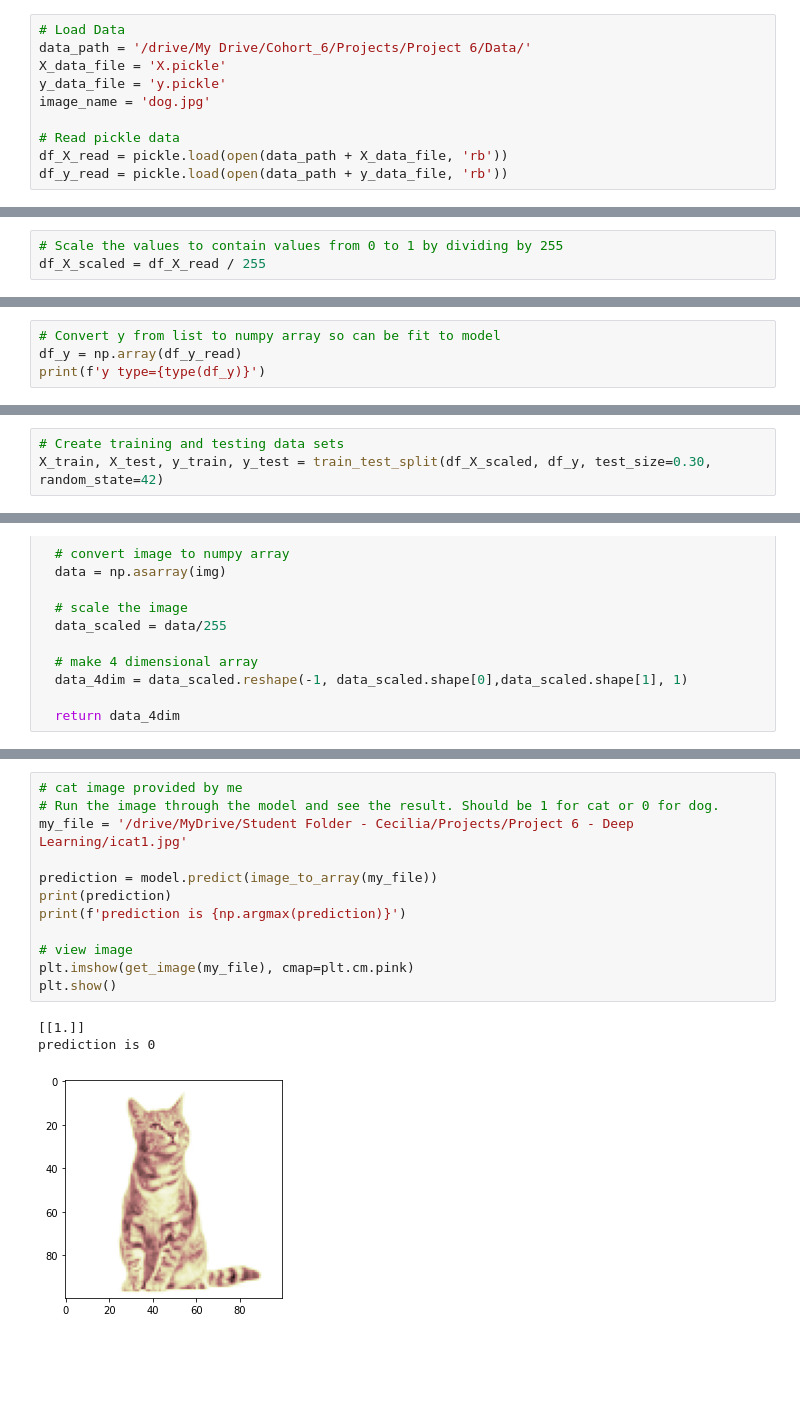
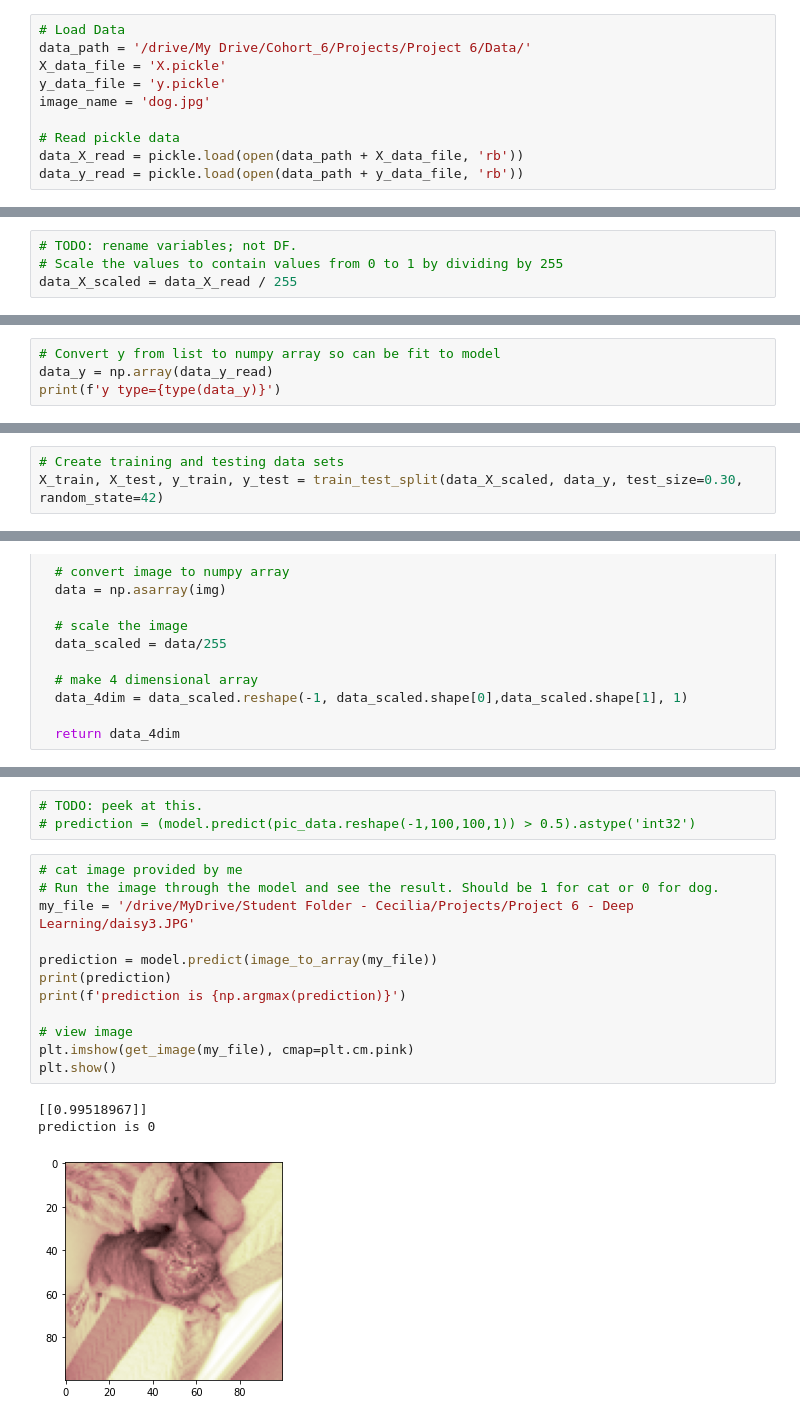
Before and after one commit to cfcastillo/DS-6-Notebooks, a Jupyter notebook: Project_6_Notebook_cfc.ipynb, the cells around one changed output, grey strips where cells are left out. Saved outputs shown, nothing was run; the diff lists cells and outputs as text; blank space fills up the shorter version.

Commit message:
Capturing final project 6 notebook.

```diff
--- a/Project_6_Notebook_cfc.ipynb
+++ b/Project_6_Notebook_cfc.ipynb
@@ -42,8 +46,8 @@ y_data_file = 'y.pickle'
 image_name = 'dog.jpg'
 
 # Read pickle data
-df_X_read = pickle.load(open(data_path + X_data_file, 'rb'))
-df_y_read = pickle.load(open(data_path + y_data_file, 'rb'))
+data_X_read = pickle.load(open(data_path + X_data_file, 'rb'))
+data_y_read = pickle.load(open(data_path + y_data_file, 'rb'))
 # %%
 # See what data types we have after reading the pickle files
 # This was necessary after I failed to convert the data to a dataframe. I discovered
@@ -69,7 +74,8 @@ print(f'min X = {df_X_read.max()}')
 max X = 0
 min X = 255
 # %%
+# TODO: rename variables; not DF.
 # Scale the values to contain values from 0 to 1 by dividing by 255
-df_X_scaled = df_X_read / 255
+data_X_scaled = data_X_read / 255
 # %%
 # Look at some values. Confirm values now fall between 0 and 1
@@ -80,8 +86,8 @@ scaled max X = 0.0
 scaled min X = 1.0
 # %%
 # Convert y from list to numpy array so can be fit to model
-df_y = np.array(df_y_read)
-print(f'y type={type(df_y)}')
+data_y = np.array(data_y_read)
+print(f'y type={type(data_y)}')
 # %% [output]
 y type=<class 'numpy.ndarray'>
 # %% [markdown]
@@ -143,7 +154,7 @@ I would need to explore how to use color mapping to display the true image color
 ## Create test and training sets
 # %%
 # Create training and testing data sets
-X_train, X_test, y_train, y_test = train_test_split(df_X_scaled, df_y, test_size=0.30, random_state=42)
+X_train, X_test, y_train, y_test = train_test_split(data_X_scaled, data_y, test_size=0.30, random_state=42)
 # %%
 X_train.shape
 # %% [output]
@@ -311,18 +333,21 @@ plt.show()
 prediction is 0
 [figure]
+# %%
+# TODO: peek at this.
+# prediction = (model.predict(pic_data.reshape(-1,100,100,1)) > 0.5).astype('int32')
 # %%
 # cat image provided by me
 # Run the image through the model and see the result. Should be 1 for cat or 0 for dog.
-my_file = '/drive/MyDrive/Student Folder - Cecilia/Projects/Project 6 - Deep Learning/icat1.jpg'
+my_file = '/drive/MyDrive/Student Folder - Cecilia/Projects/Project 6 - Deep Learning/daisy3.JPG'
 
 prediction = model.predict(image_to_array(my_file))
 print(prediction)
 print(f'prediction is {np.argmax(prediction)}')
 
 # view image
 plt.imshow(get_image(my_file), cmap=plt.cm.pink)
 plt.show()
 # %% [output]
-[[1.]]
+[[0.99518967]]
 prediction is 0
-[figure, old version]
+[figure, new version]
```
Also changed, not shown: parts of 21 cells of this notebook.
